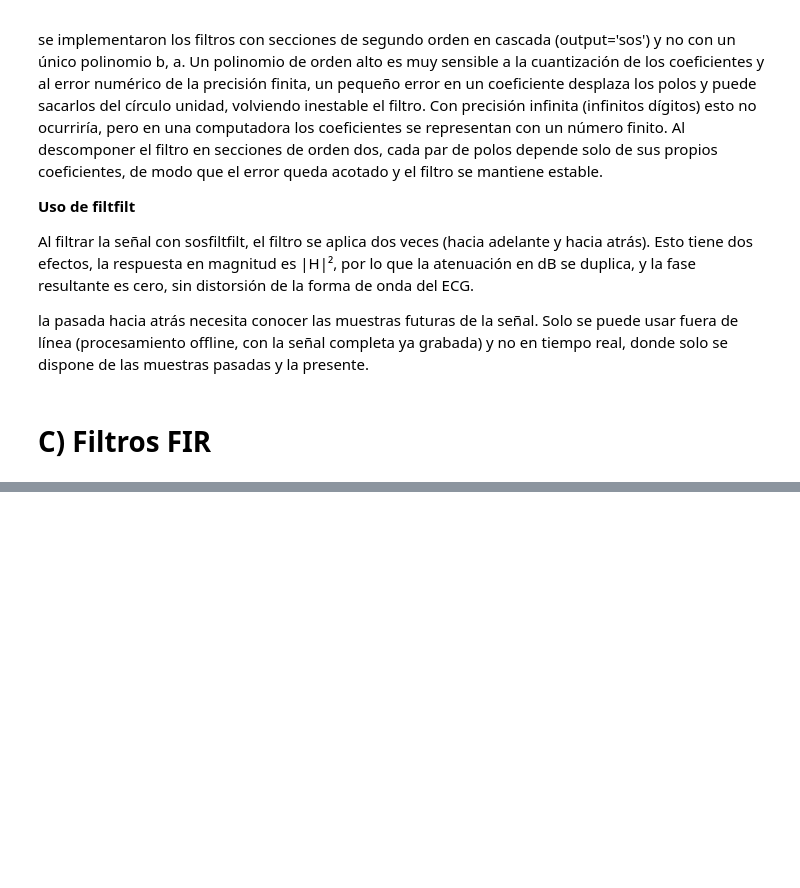
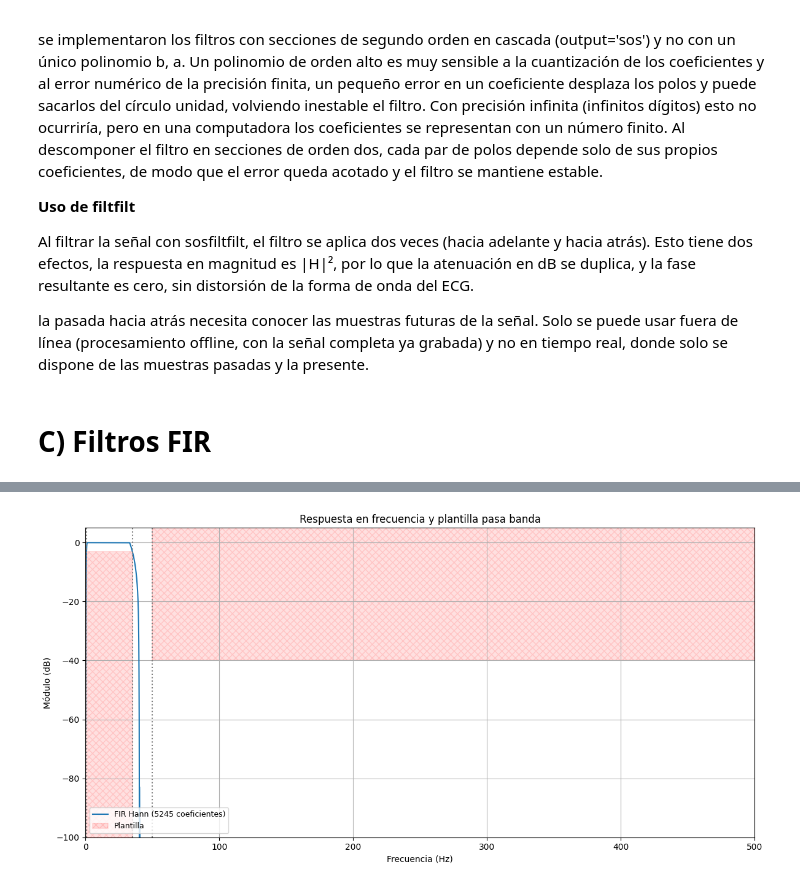
Before and after one commit to Tomasniklas/TS1-, a Jupyter notebook: TS7.ipynb, the cells around one changed output, grey strips where cells are left out. Saved outputs shown, nothing was run; the diff lists cells and outputs as text; code cells hidden in the pictures; blank space fills up the shorter version.

```diff
--- a/TS7.ipynb
+++ b/TS7.ipynb
@@ -564,0 +567,98 @@ la pasada hacia atrás necesita conocer las muestras futuras de la señal. Solo
+# %%
+
+
+
+
+#%% Plantilla de diseño
+
+ws1 = 0.1
+wp1 = 1
+
+wp2 = 35
+ws2 = 50
+
+Gpass = 3
+Gstop = 40
+
+
+#%% Filtro FIR Hann
+
+taps_win_hann = 5245
+
+b_win_hann = sig.firwin2(taps_win_hann, [0.0, ws1 + 0.15, wp1, wp2-2, wp2 + 5, fs_ecg/2], [0.0, 0.0, 1.0, 1.0, 0.0, 0.0], window='hann', fs=fs_ecg)
+
+
+
+#%% Respuesta en frecuencia y plantilla
+
+y_min, y_max = -100, 5
+
+f_hann, h_hann = sig.freqz(b_win_hann, worN=131072, fs=fs_ecg)
+
+mod_hann = 20*np.log10(np.maximum(np.abs(h_hann), 1e-12))
+
+
+#%% Función para graficar la plantilla
+
+def graficar_plantilla(ax, xlim):
+
+    ax.set_xlim(xlim)
+    ax.set_ylim(y_min, y_max)
+
+    ax.add_patch(Rectangle((0, -Gstop), ws1, y_max+Gstop, facecolor='red', alpha=0.12, edgecolor='red', hatch='xxx', linewidth=1.2, label='Plantilla'))
+
+    ax.add_patch(Rectangle((wp1, y_min), wp2-wp1, -Gpass-y_min, facecolor='red', alpha=0.12, edgecolor='red', hatch='xxx', linewidth=1.2))
+
+    ax.add_patch(Rectangle((ws2, -Gstop), fs_ecg/2-ws2, y_max+Gstop, facecolor='red', alpha=0.12, edgecolor='red', hatch='xxx', linewidth=1.2))
+
+    for frecuencia in [ws1, wp1, wp2, ws2]:
+        ax.axvline(frecuencia, color='gray', linestyle=':')
+
+    ax.grid(True)
+    ax.set_xlabel('Frecuencia (Hz)')
+    ax.set_ylabel('Módulo (dB)')
+
+
+#%% Gráfico completo
+
+fig, ax = plt.subplots(figsize=(12, 6))
+
+ax.plot(f_hann, mod_hann, label=f'FIR Hann ({taps_win_hann} coeficientes)')
+
+graficar_plantilla(ax, (0, fs_ecg/2))
+
+ax.set_title('Respuesta en frecuencia y plantilla pasa banda')
+ax.legend(loc='lower left', fontsize=9)
+
+plt.tight_layout()
+plt.show()
+
+
+#%% Zoom del rechazo inferior y transición inferior
+
+fig, ax = plt.subplots(figsize=(12, 6))
+
+ax.plot(f_hann, mod_hann, label='FIR Hann')
+
+graficar_plantilla(ax, (0, 2))
+
+ax.set_title('Zoom: rechazo y transición inferior')
+ax.legend()
+plt.tight_layout()
+plt.show()
+
+
+#%% Zoom de la transición y rechazo superior
+
+fig, ax = plt.subplots(figsize=(12, 6))
+
+ax.plot(f_hann, mod_hann, label='FIR Hann')
+
+graficar_plantilla(ax, (25, 60))
+
+ax.set_title('Zoom: transición y rechazo superior')
+ax.legend()
+plt.tight_layout()
+plt.show()
+# %% [output]
+[figure, added]
```
Also changed, not shown: parts of 16 cells of this notebook.
